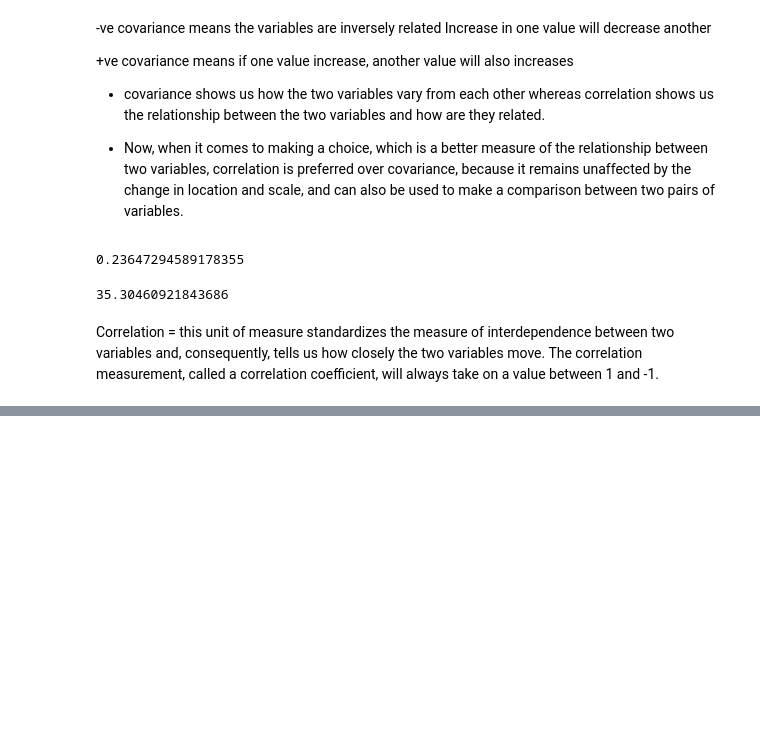
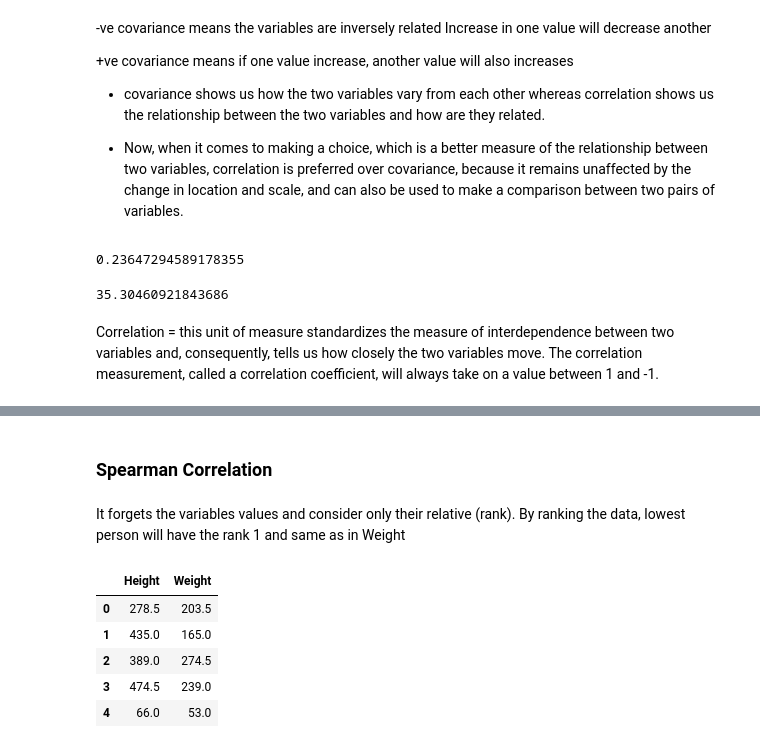
Before and after one commit to Nix-code/statistics-for-data-science, a Jupyter notebook: Introduction to statistics.ipynb, the cells around one changed output, grey strips where cells are left out. Cells and saved outputs as stored; diff of their text form; code cells hidden in the pictures; blank space fills up the shorter version.

```diff
--- a/Introduction to statistics.ipynb
+++ b/Introduction to statistics.ipynb
@@ -159,0 +165,13 @@ Correlation = this unit of measure standardizes the measure of interdependence b
+# %% [markdown]
+### Spearman Correlation
+# %% [markdown]
+It forgets the variables values and consider only their relative (rank). By ranking the data, lowest person will have the rank 1 and same as in Weight
+# %%
+df[["Height","Weight"]].rank().head()
+# %% [output]
+|  | Height | Weight |
+| 0 | 278.5 | 203.5 |
+| 1 | 435.0 | 165.0 |
+| 2 | 389.0 | 274.5 |
+| 3 | 474.5 | 239.0 |
+| 4 | 66.0 | 53.0 |
```
Also changed, not shown: parts of 16 cells of this notebook.
